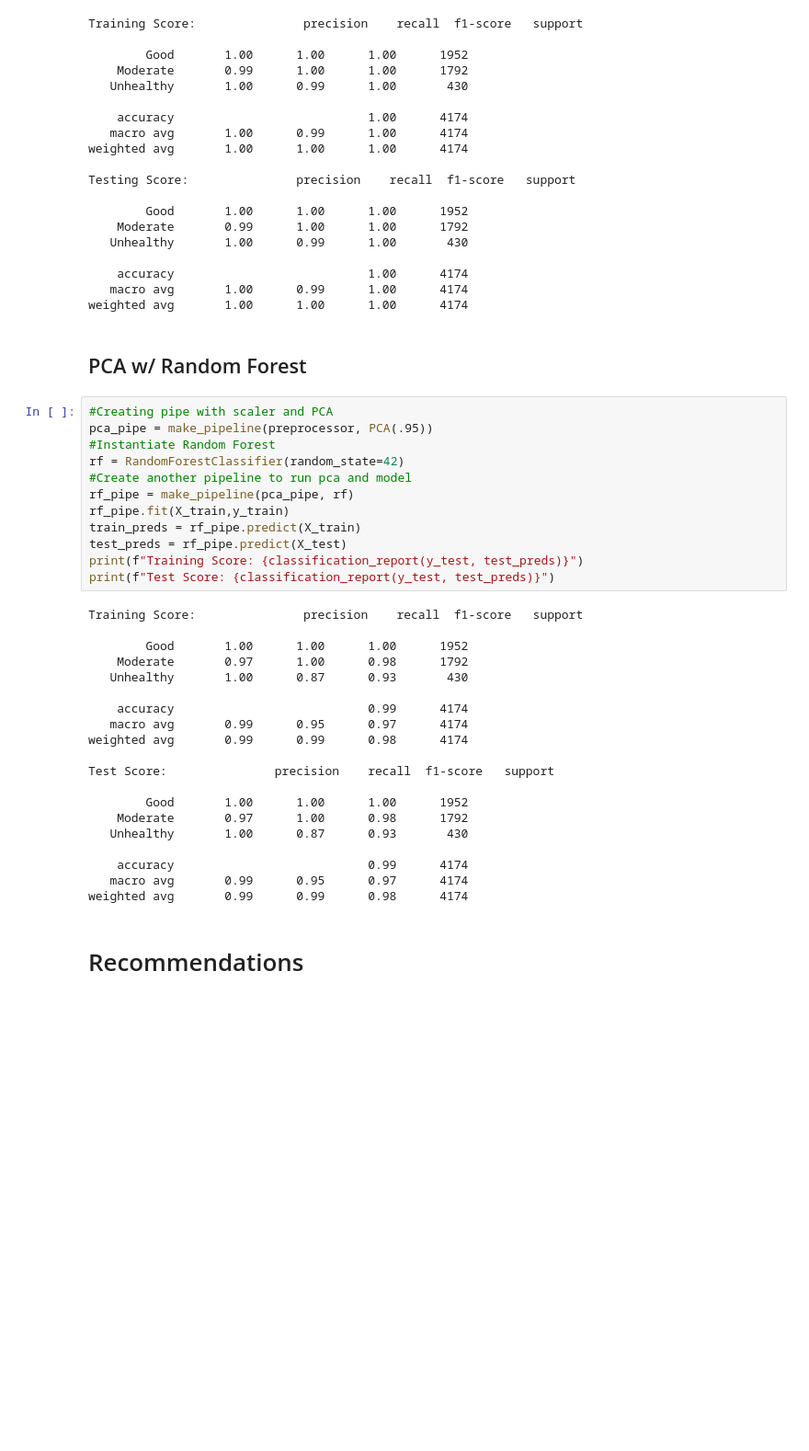
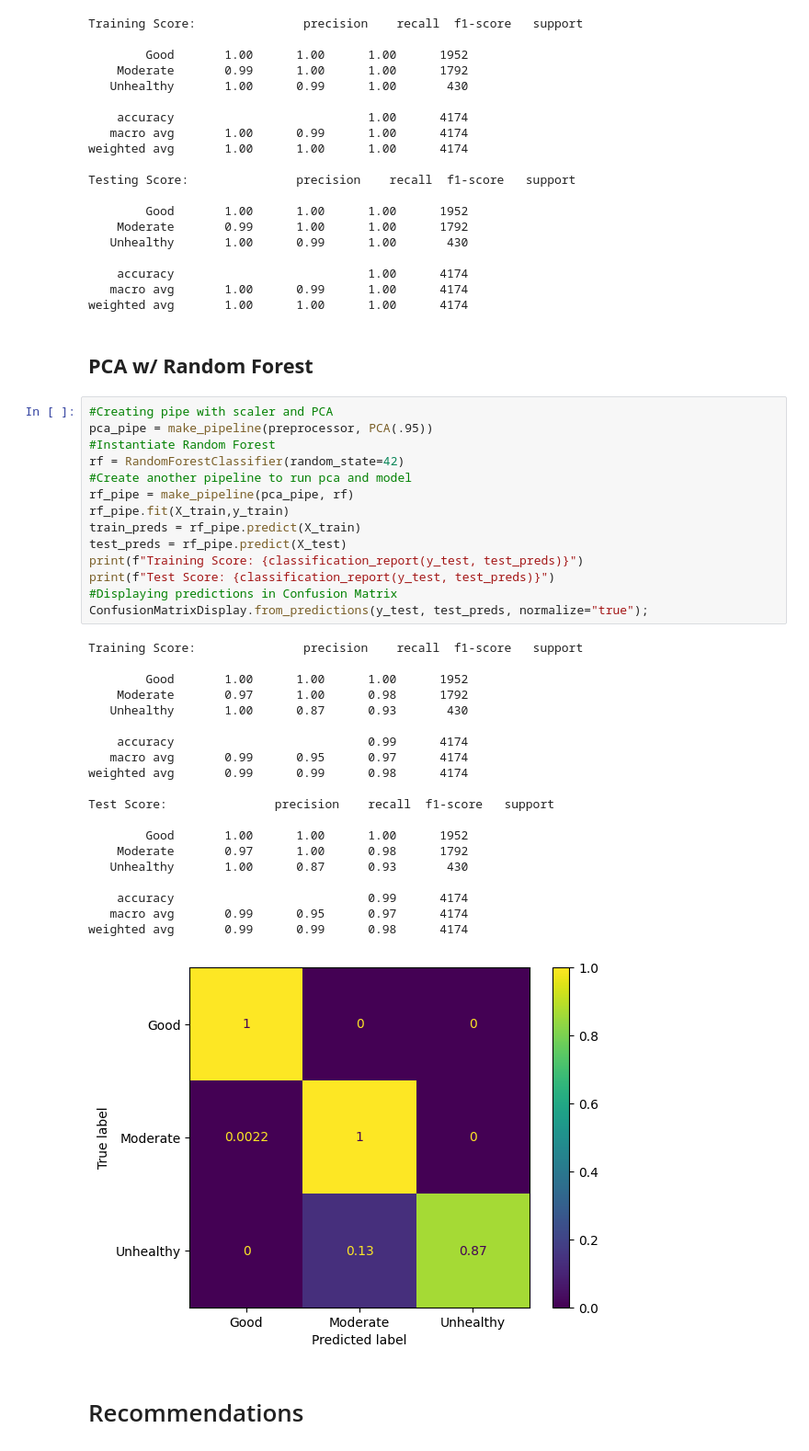
Before and after one commit to eckoecho/Project-2, a Jupyter notebook: World_Air_Quality_Index_by_City_and_Coordinates.ipynb, the cells around one changed output. Shown at 92% size. Drawn from its saved outputs; the diff is of its cells as text; blank space fills up the shorter version.

```diff
--- a/World_Air_Quality_Index_by_City_and_Coordinates.ipynb
+++ b/World_Air_Quality_Index_by_City_and_Coordinates.ipynb
@@ -1058,39 +1058,42 @@ Testing Score:               precision    recall  f1-score   support
    macro avg       1.00      0.99      1.00      4174
 weighted avg       1.00      1.00      1.00      4174
 # %% [markdown]
-## PCA w/ Random Forest
+## **PCA w/ Random Forest**
 # %%
 #Creating pipe with scaler and PCA
 pca_pipe = make_pipeline(preprocessor, PCA(.95))
 #Instantiate Random Forest
 rf = RandomForestClassifier(random_state=42)
 #Create another pipeline to run pca and model
 rf_pipe = make_pipeline(pca_pipe, rf)
 rf_pipe.fit(X_train,y_train)
 train_preds = rf_pipe.predict(X_train)
 test_preds = rf_pipe.predict(X_test)
 print(f"Training Score: {classification_report(y_test, test_preds)}")
 print(f"Test Score: {classification_report(y_test, test_preds)}")
+#Displaying predictions in Confusion Matrix
+ConfusionMatrixDisplay.from_predictions(y_test, test_preds, normalize="true");
 # %% [output]
 Training Score:               precision    recall  f1-score   support
 
         Good       1.00      1.00      1.00      1952
     Moderate       0.97      1.00      0.98      1792
    Unhealthy       1.00      0.87      0.93       430
 
     accuracy                           0.99      4174
    macro avg       0.99      0.95      0.97      4174
 weighted avg       0.99      0.99      0.98      4174
 
 Test Score:               precision    recall  f1-score   support
 
         Good       1.00      1.00      1.00      1952
     Moderate       0.97      1.00      0.98      1792
    Unhealthy       1.00      0.87      0.93       430
 
     accuracy                           0.99      4174
    macro avg       0.99      0.95      0.97      4174
 weighted avg       0.99      0.99      0.98      4174
+[figure, added]
 # %% [markdown]
 # Recommendations
 # %% [markdown]
```
Also changed, not shown: parts of 5 cells of this notebook.
